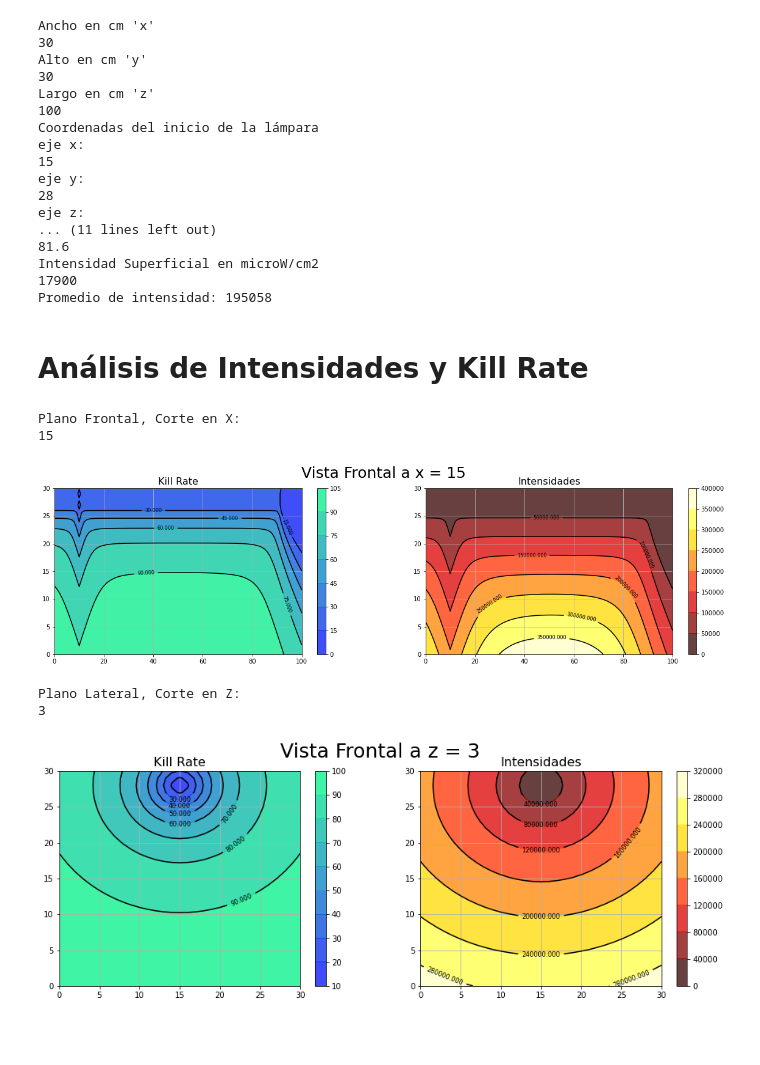
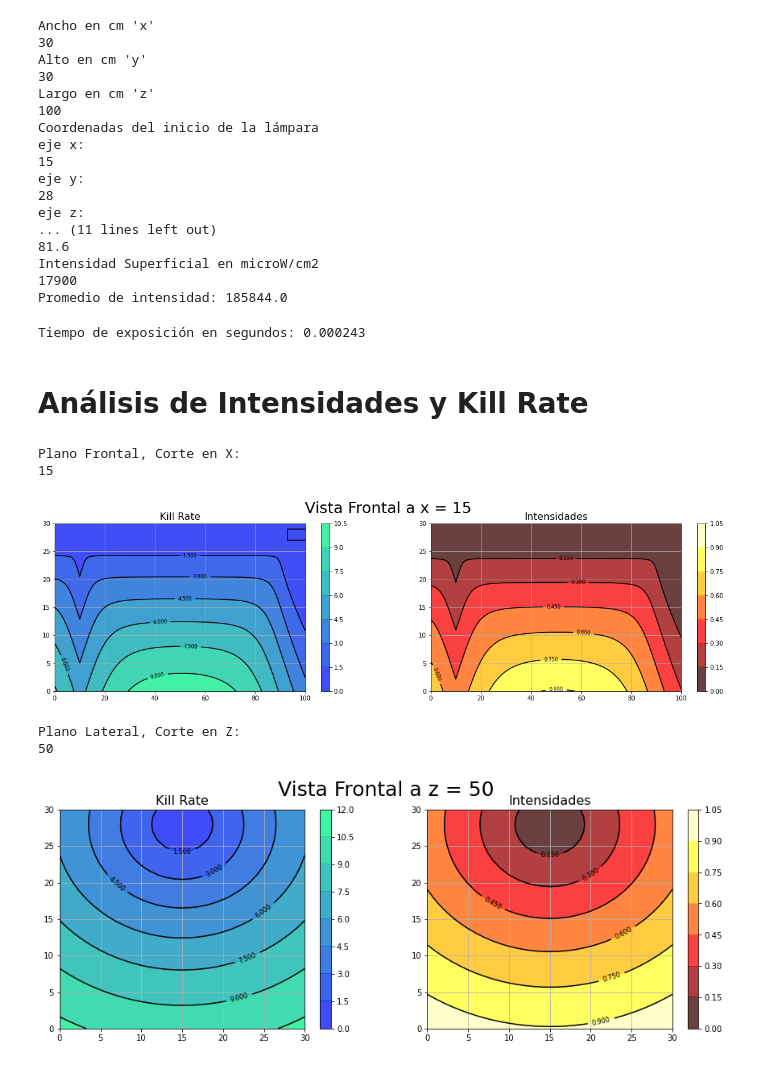
Before and after one commit to santiago-crypto/uvcgi, a Jupyter notebook: UVCGI.ipynb, the cells around one changed output. Saved outputs shown, nothing was run; the diff lists cells and outputs as text; code cells hidden in the pictures; blank space fills up the shorter version.

```diff
--- a/UVCGI.ipynb
+++ b/UVCGI.ipynb
@@ -184,28 +184,14 @@ def promedio():
     prom=total/len(coord)
     return prom
 
-S=[]
-def killrate():
-    kV = 0.117/100   #constante virus cm2/microW.s
-
-#Calculamos el tiempo que llevaria matar al 99% del virus con la irradiación promedio
-    target=0.90  #eliminar al porcentaje de virus
-
-    t=np.log(1-target)/(-1*kV*promedio())
-
-    for a in DirectField:
-        S.append(100*(1-np.exp(-1*kV*a*t)))
-
-
-
-
 setup()                           #crea las coordenadas del sistema
 distancias()                      #calcula las distancias al eje para cada coordenada
 distancia_axis()                  #calcula la distancia en el eje para cada coordenada
 intensidad_directa()              #Calcula el campo de intensidades directa para cada coordenada
 print('Promedio de intensidad: '+str(round(promedio())))
-killrate()                        #Crea el vector S con el porcentaje de eficiencia
-RateKill=S
+
+#Para poder mostrar en unidades relativas, normalizamos el vector DirectField
+DirectField1=np.divide(DirectField,max(DirectField))
 # %% [output]
 Ancho en cm 'x'
 30
@@ -223,6 +209,21 @@ eje z:
 81.6
 Intensidad Superficial en microW/cm2
 17900
-Promedio de intensidad: 195058
+Promedio de intensidad: 185844.0
+# %%
+S=[]
+def killrate():
+    kV = 0.117/100   #constante virus cm2/microW.s
+
+#Calculamos el tiempo que llevaria matar al 99% del virus con la irradiación promedio
+    t=float(input('Tiempo de exposición en segundos: '))
+    for a in DirectField:
+        S.append(100*(1-np.exp(-1*kV*a*t)))
+
+killrate()
+
+RateKill=S
+# %% [output]
+Tiempo de exposición en segundos: 0.000243
 # %% [markdown]
 
@@ -247,7 +249,7 @@ for n in range(len(coord)):
     i,j,k = coord[n]
     if (i==planox):
         Z.append(RateKill[n])
-        Z1.append(DirectField[n])
+        Z1.append(DirectField1[n])
 
 X=np.arange(0,zend+1,1)
 Y=np.arange(0,yend+1,1)
@@ -274,7 +276,7 @@ plt.grid()
 # %% [output]
 Plano Frontal, Corte en X:
 15
-[figure, old version]
+[figure, new version]
 # %%
 #Para una vista lateral Z es un plano constante
 #el valor x e y siguen siendo iguales
@@ -288,36 +290,36 @@ for n in range(len(coord)):
     i,j,k = coord[n]
     if (k==planoz):
         Z.append(RateKill[n])
-        Z1.append(DirectField[n])
+        Z1.append(DirectField1[n])
 
 X=np.arange(0,xend+1,1)
 Y=np.arange(0,yend+1,1)
 Z=np.reshape(Z,(xend+1,yend+1))
 Z1=np.reshape(Z1,(xend+1,yend+1))
 
 a=plt.figure(figsize=(15,5))
 a.suptitle('Vista Frontal a z = '+str(planoz), fontsize=25)
 
 plt.subplot(1,2,1)
 h = plt.contourf(X,Y,Z, 7, alpha=.75, cmap=plt.cm.winter)
 plt.colorbar()
 contours = plt.contour(X, Y, Z,7, colors='black')
 plt.clabel(contours, inline=True, fontsize=8)
 plt.title('Kill Rate',fontsize=16)
 plt.grid()
 
 
 plt.subplot(1,2,2)
 h = plt.contourf(X,Y,Z1, 7, alpha=.75, cmap=plt.cm.hot)
 plt.colorbar()
 contours = plt.contour(X, Y, Z1, 7, colors='black')
 plt.clabel(contours, inline=True, fontsize=8)
 plt.title('Intensidades',fontsize=16)
 plt.grid()
 # %% [output]
 Plano Lateral, Corte en Z:
-3
+50
-[figure, old version]
+[figure, new version]
 # %%
 #Para una vista Superior, Y es un plano constante
 #x es z
```
Also changed, not shown: parts of 1 cell of this notebook.
